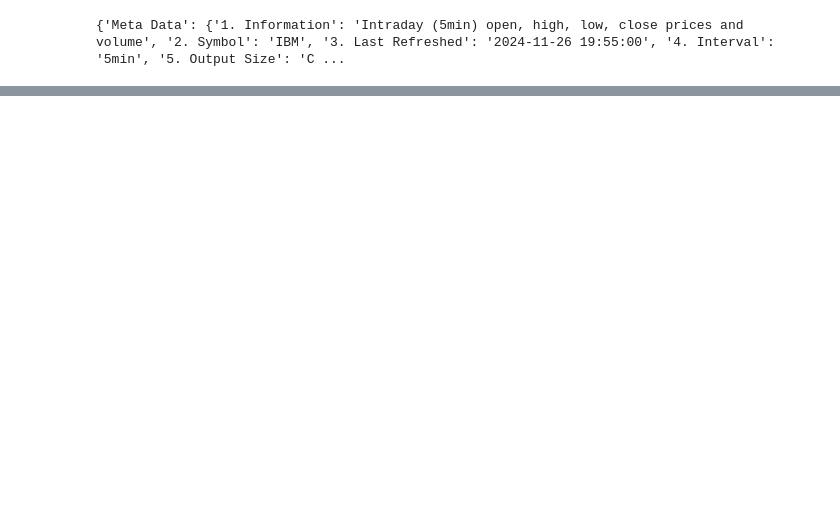
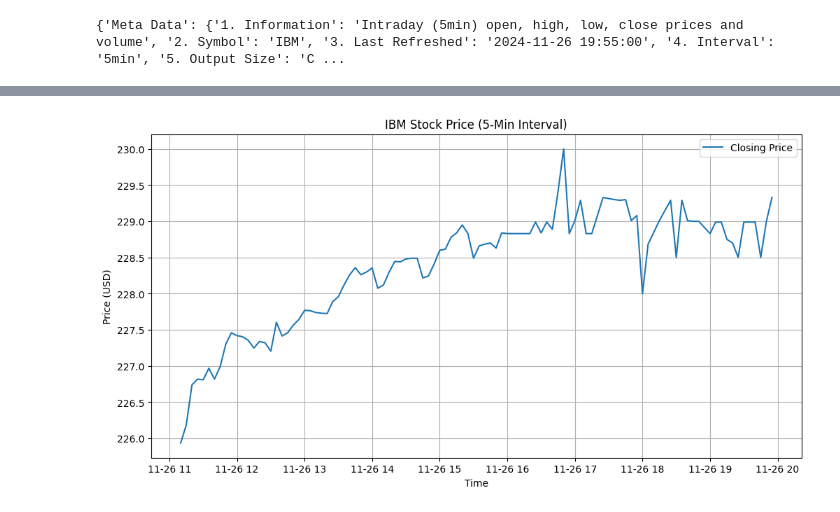
Before and after one commit to aarya127/stock_predictor, a Jupyter notebook: data.ipynb, the cells around one changed output, grey strips where cells are left out. Saved outputs shown, nothing was run; the diff lists cells and outputs as text; code cells hidden in the pictures; blank space fills up the shorter version.

Commit message:
data

```diff
--- a/data.ipynb
+++ b/data.ipynb
@@ -22,0 +32,36 @@ print(data)
+# %%
+import requests
+import pandas as pd
+import matplotlib.pyplot as plt
+
+# API request
+url = 'https://www.alphavantage.co/query?function=TIME_SERIES_INTRADAY&symbol=IBM&interval=5min&apikey=F73EEQ0IIOVK7NSJ'
+response = requests.get(url)
+data = response.json()
+
+# Extract the time series data
+time_series = data.get("Time Series (5min)", {})
+
+# Convert to a DataFrame
+df = pd.DataFrame.from_dict(time_series, orient="index", dtype=float)
+df = df.rename(columns={
+    "1. open": "Open",
+    "2. high": "High",
+    "3. low": "Low",
+    "4. close": "Close",
+    "5. volume": "Volume"
+})
+df.index = pd.to_datetime(df.index)
+df = df.sort_index()  # Ensure the data is sorted by time
+
+# Plot the closing prices
+plt.figure(figsize=(12, 6))
+plt.plot(df.index, df['Close'], label='Closing Price')
+plt.title('IBM Stock Price (5-Min Interval)')
+plt.xlabel('Time')
+plt.ylabel('Price (USD)')
+plt.legend()
+plt.grid()
+plt.show()
+# %% [output]
+[figure, added]
```
Also changed, not shown: parts of 4 cells of this notebook.
